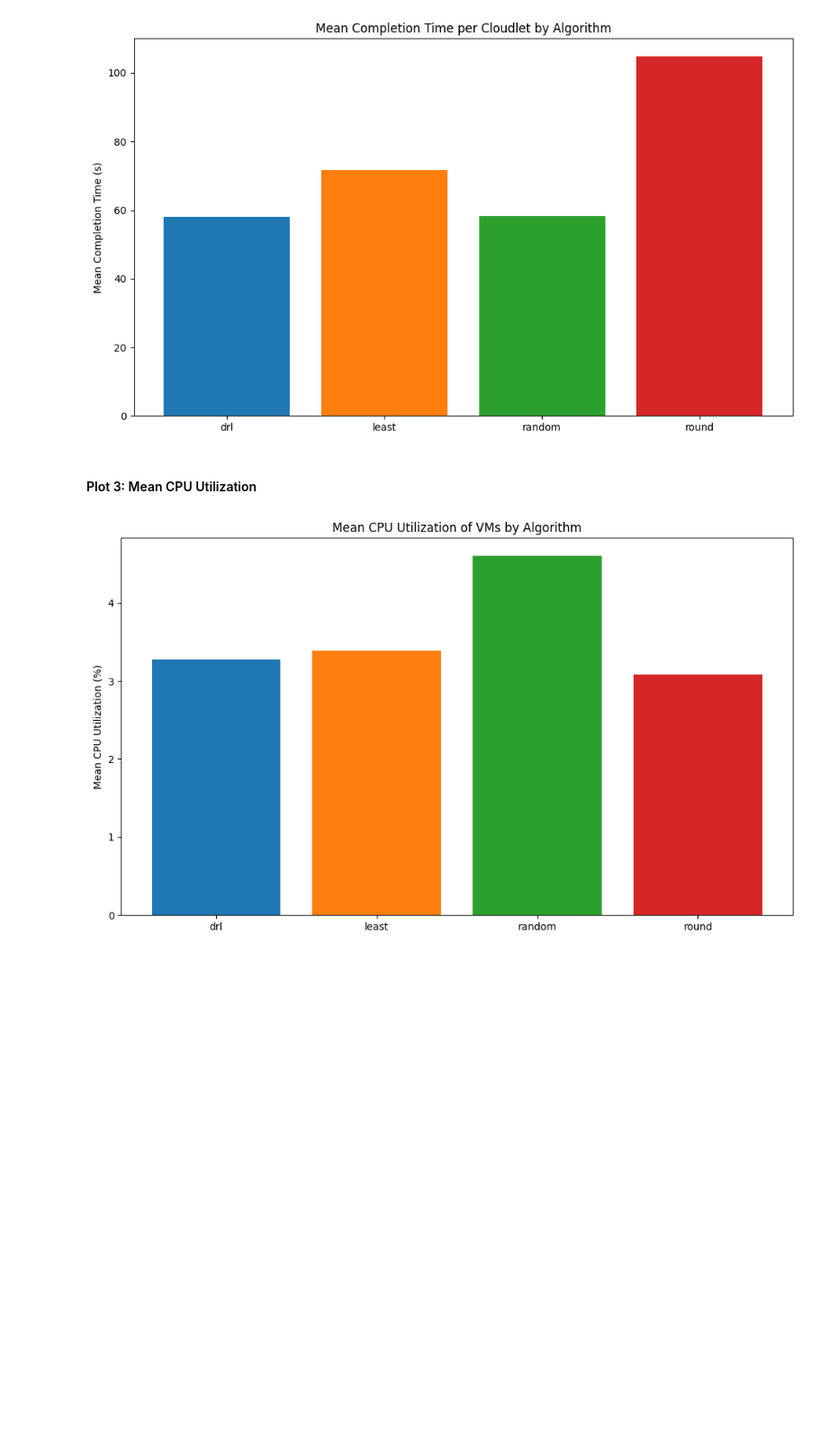
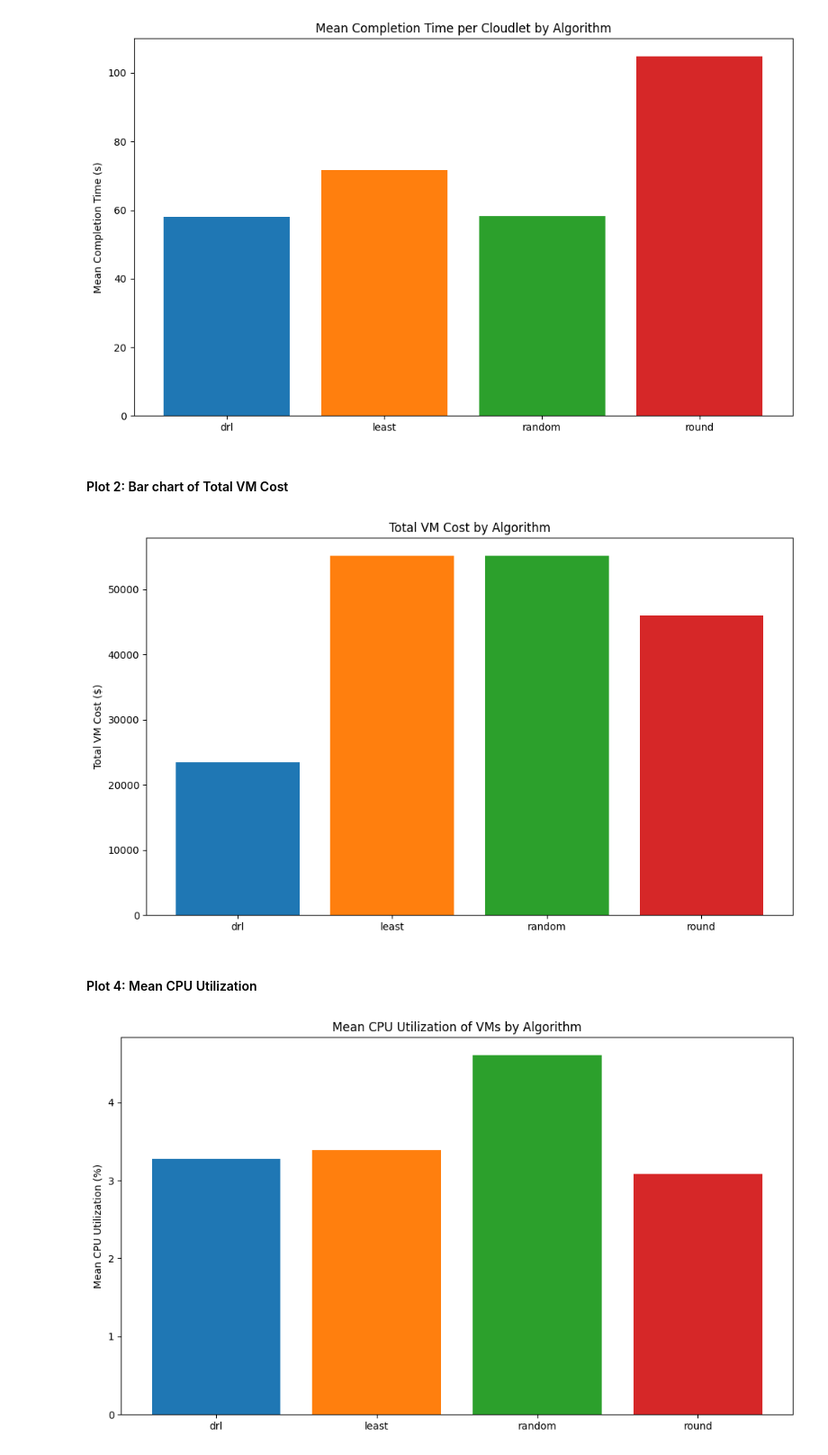
Before and after one commit to diabahmed/drl-cloudsimplus-loadbalancer, a Jupyter notebook: data-analysis/analysis.ipynb, the cells around one changed output. Shown at 90% size. Saved outputs shown, nothing was run; the diff lists cells and outputs as text; code cells hidden in the pictures; blank space fills up the shorter version.

```diff
--- a/data-analysis/analysis.ipynb
+++ b/data-analysis/analysis.ipynb
@@ -102,8 +102,21 @@ plt.savefig('figs/mean_completion_time.png')
 plt.show()
 # %% [output]
 [figure]
+# %% [markdown]
+#### Plot 2: Bar chart of Total VM Cost
+# %%
+# Total VM Cost plot
+fig, ax = plt.subplots(figsize=(10,6))
+ax.bar(summary_df['Algorithm'], summary_df['Total VM Cost ($)'], color=bar_colors)
+ax.set_ylabel('Total VM Cost ($)')
+ax.set_title('Total VM Cost by Algorithm')
+plt.tight_layout()
+plt.savefig('figs/total_vm_cost.png')
+plt.show()
+# %% [output]
+[figure, added]
 # %% [markdown]
-#### Plot 3: Mean CPU Utilization
+#### Plot 4: Mean CPU Utilization
 # %%
 fig, ax = plt.subplots(figsize=(10,6))
 ax.bar(summary_df['Algorithm'], summary_df['Mean CPU Utilization (%)'], color=bar_colors)
```
Also changed, not shown: parts of 3 cells of this notebook, 2 other files.
